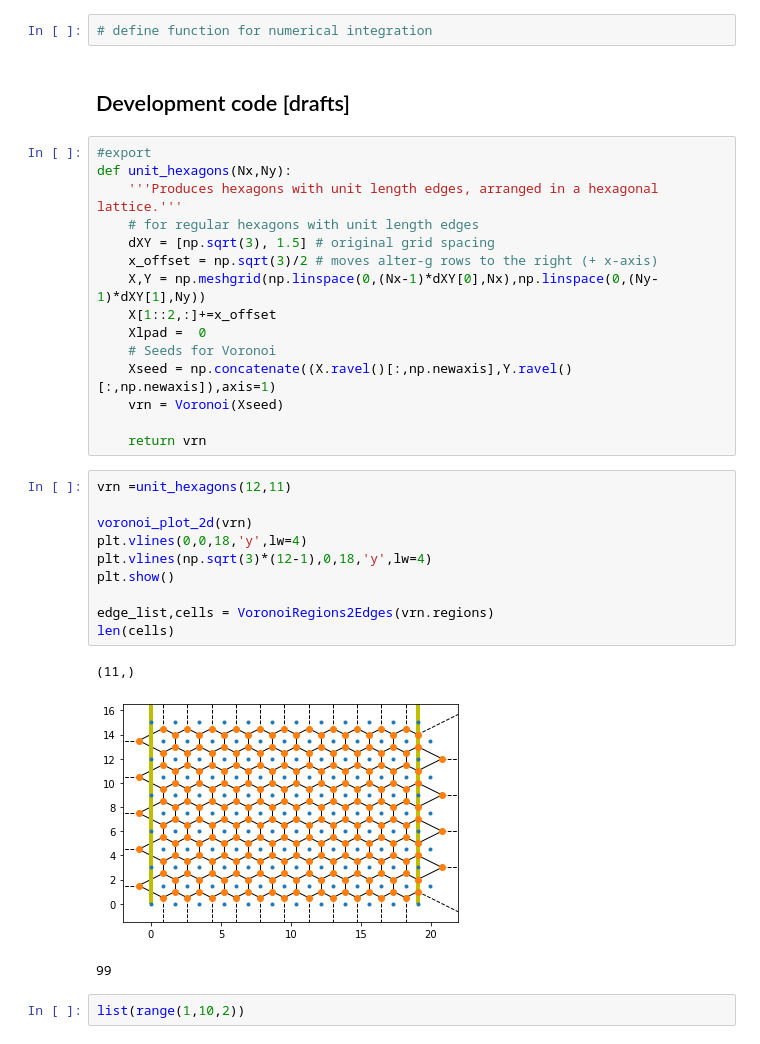
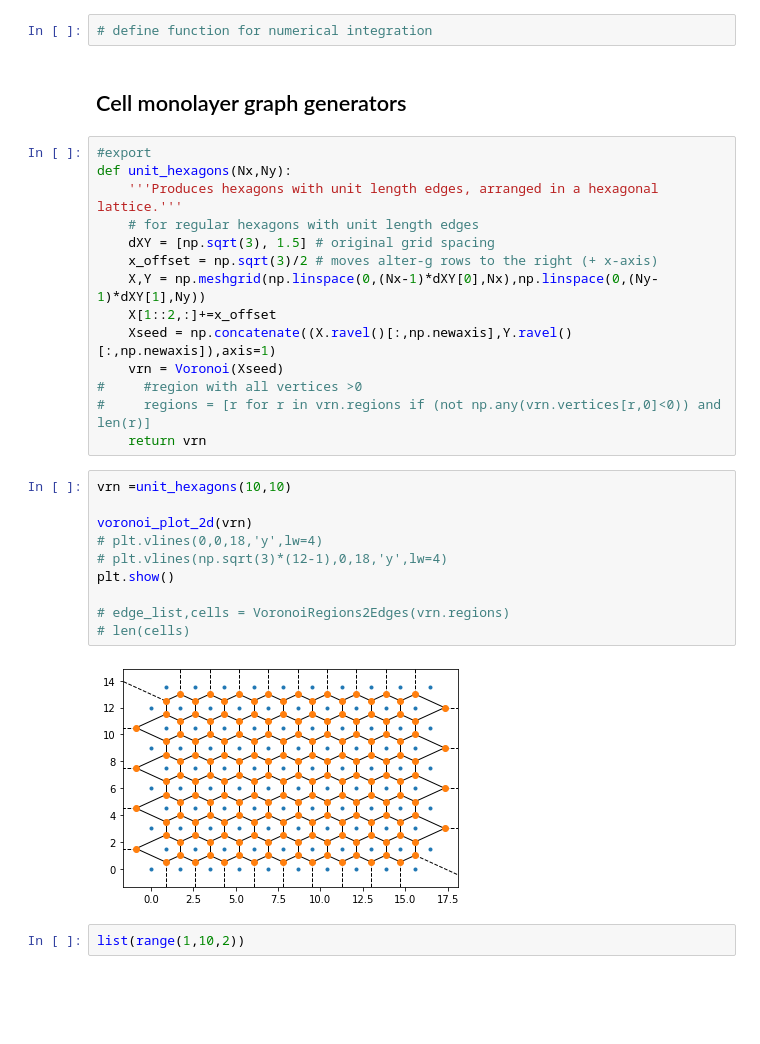
Before and after one commit to mshagirov/vertex_simulation, a Jupyter notebook: nbs/01_simulation.ipynb, the cells around one changed output. Saved outputs shown, nothing was run; the diff lists cells and outputs as text; blank space fills up the shorter version.

Commit message:
cont hexagon generator

```diff
--- a/nbs/01_simulation.ipynb
+++ b/nbs/01_simulation.ipynb
@@ -28,8 +28,8 @@ from scipy.spatial import Voronoi,voronoi_plot_2d
 ## Euler's method
 # %%
 # define function for numerical integration
-# %% [markdown]
-## Development code [drafts]
+# %% [markdown]
+## Cell monolayer graph generators
 # %%
 #export
 def unit_hexagons(Nx,Ny):
@@ -39,26 +39,23 @@ def unit_hexagons(Nx,Ny):
     x_offset = np.sqrt(3)/2 # moves alter-g rows to the right (+ x-axis)
     X,Y = np.meshgrid(np.linspace(0,(Nx-1)*dXY[0],Nx),np.linspace(0,(Ny-1)*dXY[1],Ny))
     X[1::2,:]+=x_offset
-    Xlpad =  0
-    # Seeds for Voronoi
     Xseed = np.concatenate((X.ravel()[:,np.newaxis],Y.ravel()[:,np.newaxis]),axis=1)
     vrn = Voronoi(Xseed)
-
+#     #region with all vertices >0
+#     regions = [r for r in vrn.regions if (not np.any(vrn.vertices[r,0]<0)) and len(r)]
     return vrn
 # %%
-vrn =unit_hexagons(12,11)
+vrn =unit_hexagons(10,10)
 
 voronoi_plot_2d(vrn)
-plt.vlines(0,0,18,'y',lw=4)
-plt.vlines(np.sqrt(3)*(12-1),0,18,'y',lw=4)
+# plt.vlines(0,0,18,'y',lw=4)
+# plt.vlines(np.sqrt(3)*(12-1),0,18,'y',lw=4)
 plt.show()
 
-edge_list,cells = VoronoiRegions2Edges(vrn.regions)
-len(cells)
+# edge_list,cells = VoronoiRegions2Edges(vrn.regions)
+# len(cells)
 # %% [output]
-(11,)
-[figure, old version]
+[figure, new version]
-99
 # %%
 list(range(1,10,2))
 # %% [output]
```
Also changed, not shown: 3 other files.
